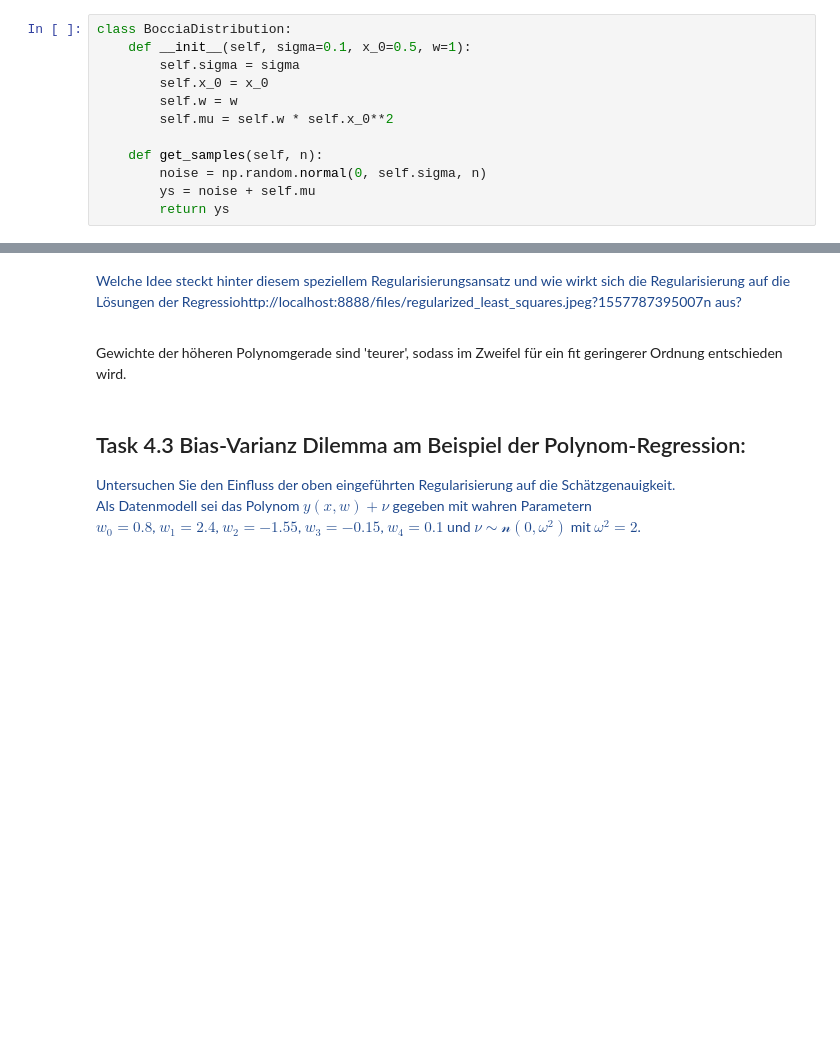
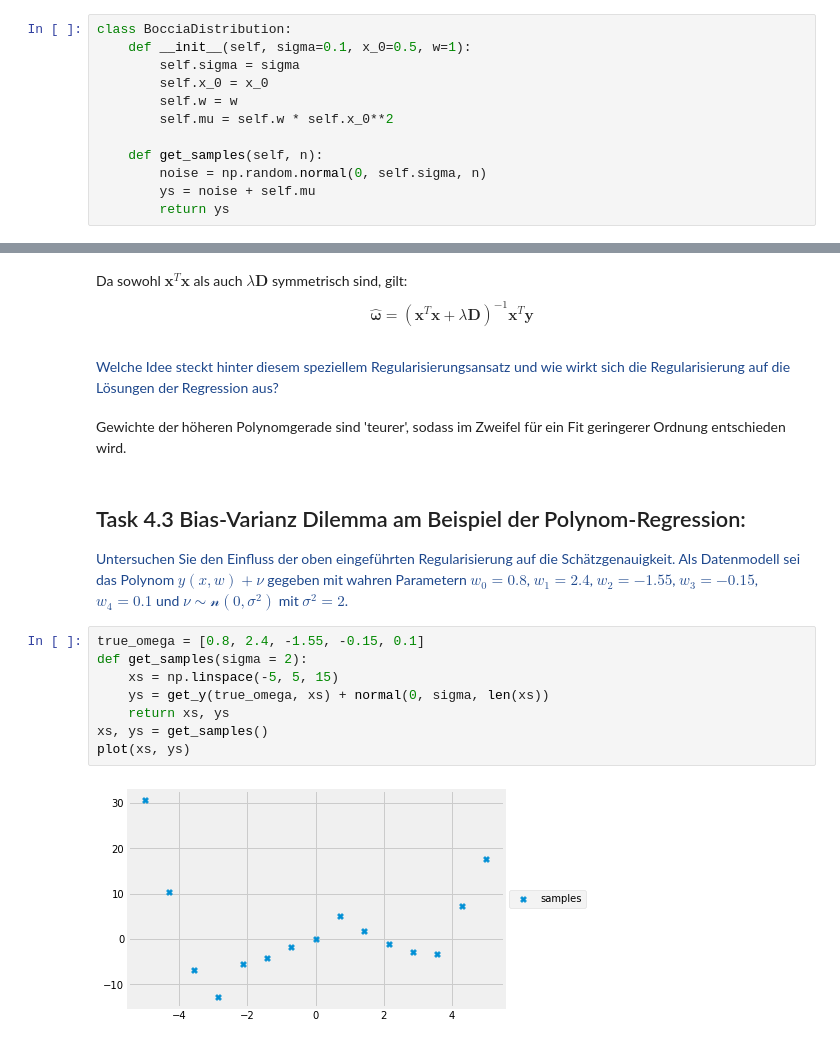
Before and after one commit to jonasitzmann/grundlagen_ml, a Jupyter notebook: ex4.ipynb, the cells around one changed output, grey strips where cells are left out. Drawn from its saved outputs; the diff is of its cells as text; blank space fills up the shorter version.

```diff
--- a/ex4.ipynb
+++ b/ex4.ipynb
@@ -118,19 +186,36 @@ $$
+# %% [markdown]
+Da sowohl
+$\mathbf{x}^T \mathbf{x}$ als auch $\lambda \mathbf{D}$
+symmetrisch sind, gilt:
+$$
+\mathbf{\hat\omega} =
+\left(
+\mathbf{x}^T \mathbf{x} + \lambda \mathbf{D}
+\right)^{-1}
+\mathbf{x}^T \mathbf{y}
+$$
 # %% [markdown]
 <font color='#1d478c'>
-
 Welche Idee steckt hinter diesem speziellem Regularisierungsansatz und wie wirkt sich die Regularisierung
-auf die Lösungen der Regressiohttp://localhost:8888/files/regularized_least_squares.jpeg?1557787395007n aus?
-
+auf die Lösungen der Regression aus?
 </font>
 # %% [markdown]
-Gewichte der höheren Polynomgerade sind 'teurer', sodass im Zweifel für ein fit geringerer Ordnung entschieden wird.
+Gewichte der höheren Polynomgerade sind 'teurer', sodass im Zweifel für ein Fit geringerer Ordnung entschieden wird.
 # %% [markdown]
 ## Task 4.3 Bias-Varianz Dilemma am Beispiel der Polynom-Regression:
 <font color='#1d478c'>
-
 Untersuchen Sie den Einfluss der oben eingeführten Regularisierung auf die Schätzgenauigkeit.
 Als Datenmodell sei das Polynom $y(x, w) + \nu$ gegeben mit wahren Parametern
-$w_0 = 0.8$, $w_1 = 2.4$, $w_2 = −1.55$, $w_3 = −0.15$, $w_4 = 0.1$ und $\nu \sim\mathcal{n} (0, \omega^2 )$
-mit $\omega^2 = 2$.
-
+$w_0 = 0.8$, $w_1 = 2.4$, $w_2 = −1.55$, $w_3 = −0.15$, $w_4 = 0.1$ und $\nu \sim\mathcal{n} (0, \sigma^2 )$
+mit $\sigma^2 = 2$.
 </font>
+# %%
+true_omega = [0.8, 2.4, -1.55, -0.15, 0.1]
+def get_samples(sigma = 2):
+    xs = np.linspace(-5, 5, 15)
+    ys = get_y(true_omega, xs) + normal(0, sigma, len(xs))
+    return xs, ys
+xs, ys = get_samples()
+plot(xs, ys)
+# %% [output]
+[figure, added]
```
Also changed, not shown: parts of 22 cells of this notebook, 1 other file.
